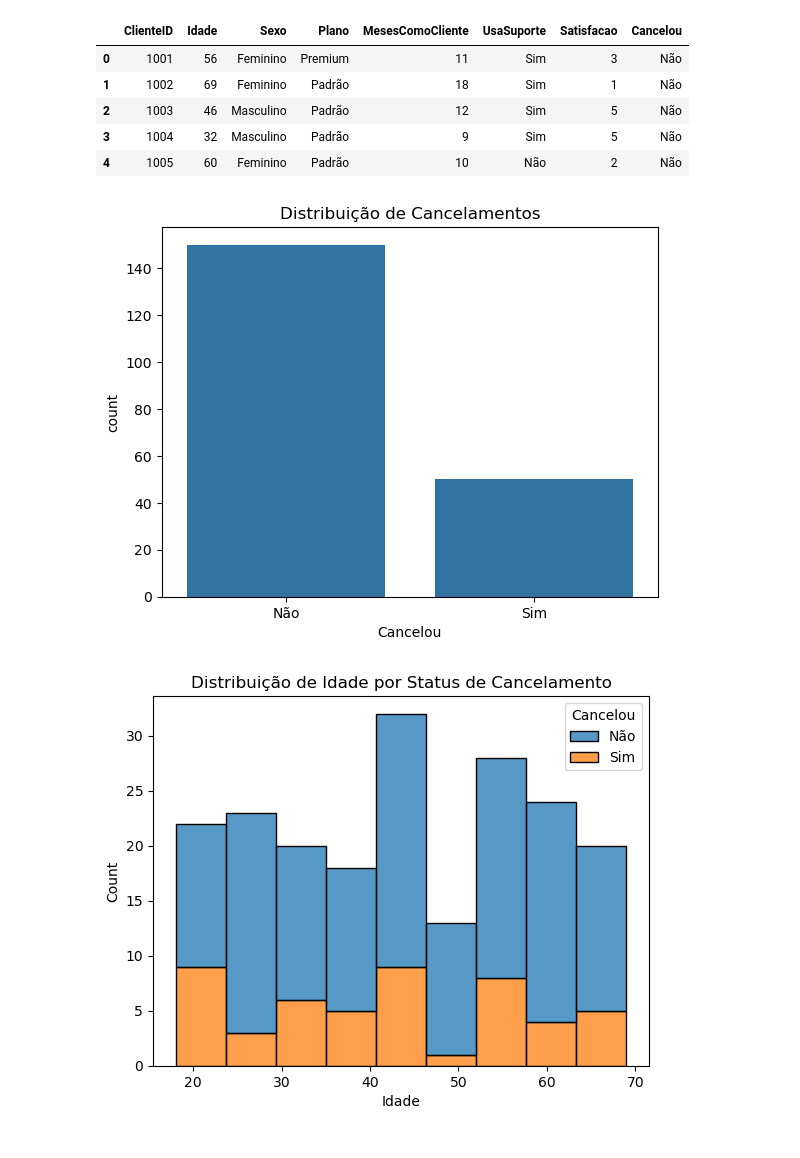
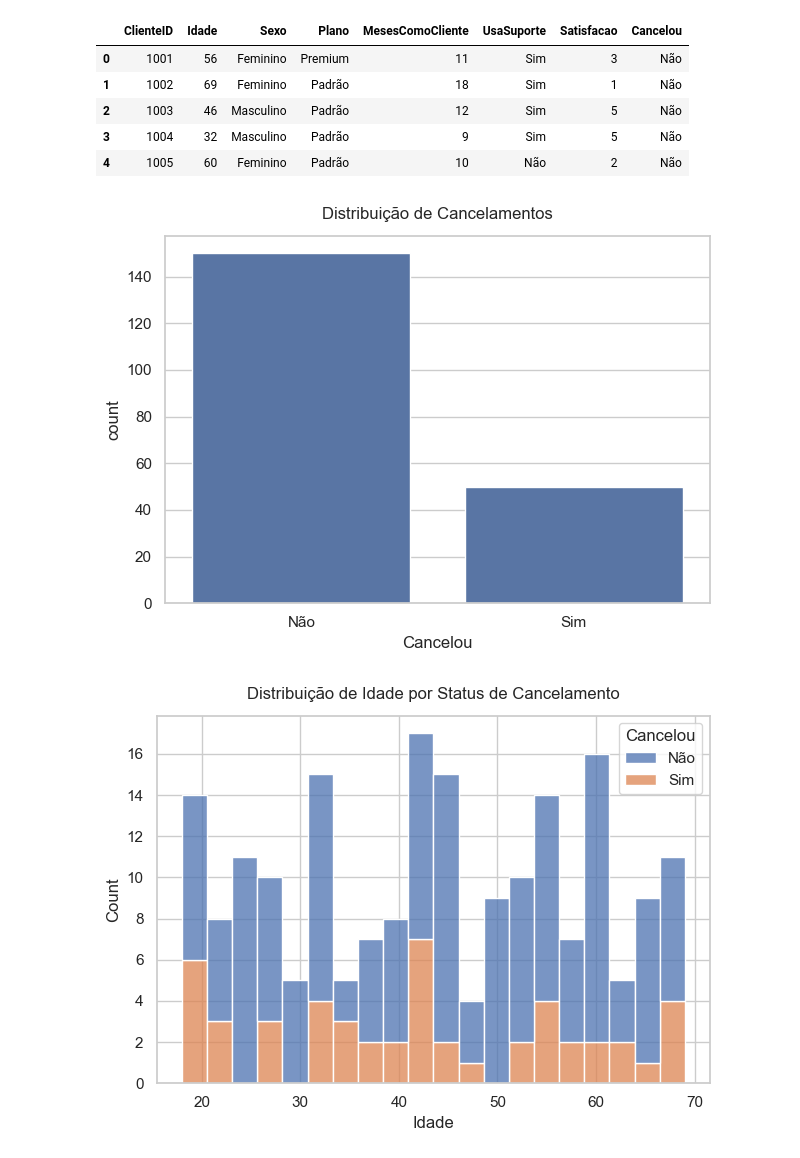
Before and after one commit to GabrielAlexandreSS/analise-churn-clientes, a Jupyter notebook: Analise-churn.ipynb, the cells around one changed output. Saved outputs shown, nothing was run; the diff lists cells and outputs as text; code cells hidden in the pictures.

Commit message:
Refactor: improve EDA structure, visuals and churn metrics

```diff
--- a/Analise-churn.ipynb
+++ b/Analise-churn.ipynb
@@ -11,18 +70,48 @@ df.head()
 | 3 | 1004 | 32 | Masculino | Padrão | 9 | Sim | 5 | Não |
 | 4 | 1005 | 60 | Feminino | Padrão | 10 | Não | 2 | Não |
 # %%
-import seaborn as sns
-import matplotlib.pyplot as plt
+"""
+📊 Visualização da Distribuição de Cancelamentos
 
-sns.countplot(x='Cancelou', data=df)
-plt.title('Distribuição de Cancelamentos')
-plt.show()
+Este trecho do projeto apresenta a **distribuição geral de churn**,
+mostrando a quantidade de clientes que **cancelaram** e dos que
+**permaneceram ativos**.
+
+O gráfico de contagem permite uma leitura rápida do cenário
+geral de retenção da base de clientes.
+"""
+
+# Gráfico de contagem para a variável de churn
+sns.countplot(x="Cancelou", data=df)
+
+# Título e exibição
+titulo("Distribuição de Cancelamentos")
+show_fig()
 # %% [output]
-[figure, old version]
+[figure, new version]
 # %%
-sns.histplot(data=df, x='Idade', hue='Cancelou', multiple='stack')
-plt.title('Distribuição de Idade por Status de Cancelamento')
-plt.show()
+"""
+📊 Distribuição de Idade por Status de Cancelamento
+
+Este trecho do projeto analisa a relação entre a **idade dos clientes**
+e o **status de cancelamento (churn)**.
+
+O histograma empilhado permite comparar visualmente a distribuição
+etária entre clientes que cancelaram e os que permaneceram ativos.
+"""
+
+# Histograma da distribuição de idade segmentado por churn
+sns.histplot(
+    data=df,
+    x="Idade",
+    hue="Cancelou",
+    multiple="stack",
+    bins=20
+)
+
+# Título e exibição
+titulo("Distribuição de Idade por Status de Cancelamento")
+show_fig()
 # %% [output]
-[figure, old version]
+[figure, new version]
 # %%
```
Also changed, not shown: parts of 8 cells of this notebook, 1 other file.
